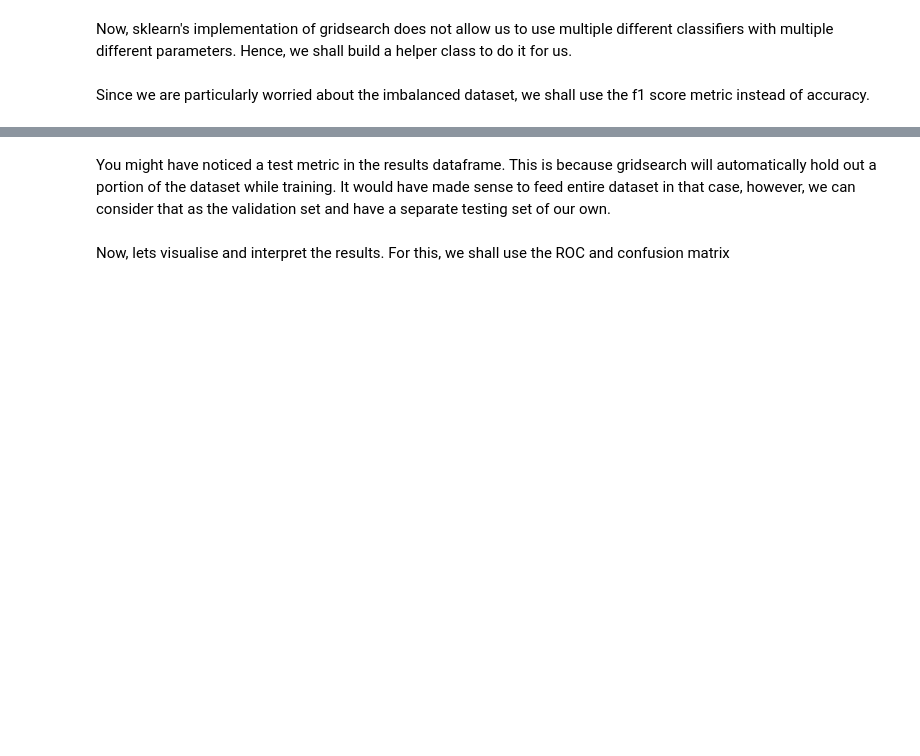
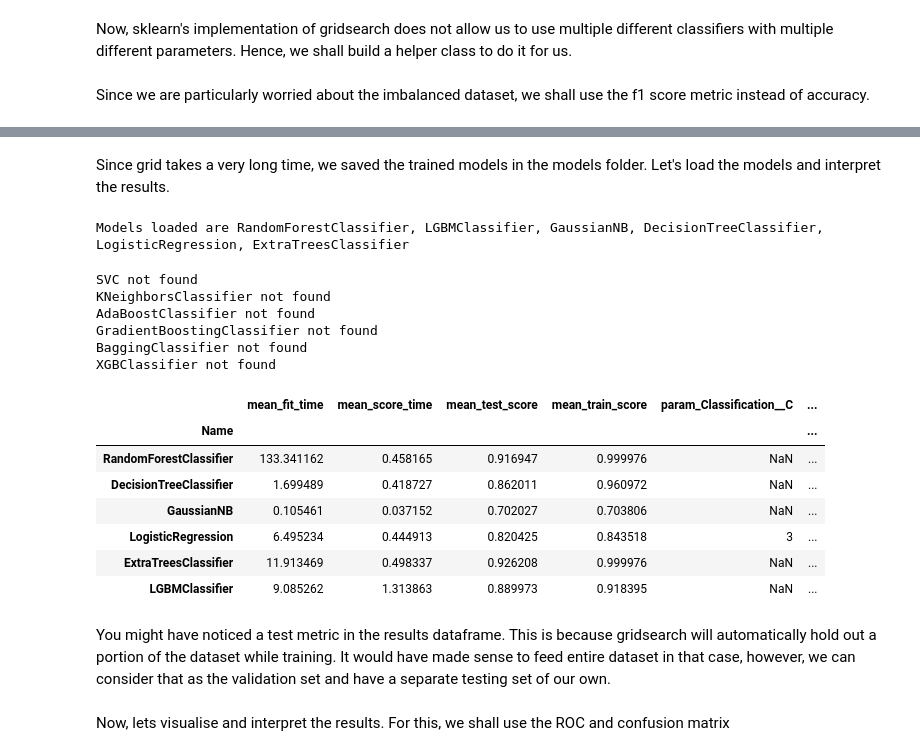
Before and after one commit to Gagan-K-Shetty/Da_project, a Jupyter notebook: Hospital_readmission.ipynb, the cells around one changed output, grey strips where cells are left out. Drawn from its saved outputs; the diff is of its cells as text; code cells hidden in the pictures; blank space fills up the shorter version.

```diff
--- a/Hospital_readmission.ipynb
+++ b/Hospital_readmission.ipynb
@@ -3264,2 +3200,47 @@ Fitting 3 folds for each of 100 candidates, totalling 300 fits
+# %% [markdown]
+Since grid takes a very long time, we saved the trained models in the models folder. Let's load the models and interpret the results.
+# %%
+folder_id = '1e0nuhfG0R1RYxuaA0W9t7pf_SLCDBgMS'
+listed = drive.ListFile({'q': "title contains '.pkl' and '"+folder_id+"' in parents"}).GetList()
+files = []
+for file in listed:
+  #print('title {}, id {}'.format(file['title'], file['id']))
+  files.append({'title' : file['title'], 'id' : file['id']})
+download_path = os.path.expanduser('~/data')
+try:
+  os.makedirs(download_path)
+except :
+  pass
+charlson = {}
+for x in files:
+  output_file = os.path.join(download_path, x['title'])
+  temp_file = drive.CreateFile({'id': x['id']})
+  temp_file.GetContentFile(output_file)
+  temp_model = joblib.load(output_file)
+  #print(data)
+  helper.grid_searches[x['title'][:-4]] = temp_model
+print("Models loaded are",", ".join(helper.grid_searches.keys()))
+# %% [output]
+Models loaded are RandomForestClassifier, LGBMClassifier, GaussianNB, DecisionTreeClassifier, LogisticRegression, ExtraTreesClassifier
+# %%
+results = helper.score_summary()
+top_results = {x:y[y.rank_test_score==1] for x,y in results.items()}
+best_classifiers = pd.concat(top_results.values()).set_index("Name")
+best_classifiers
+# %% [output]
+SVC not found
+KNeighborsClassifier not found
+AdaBoostClassifier not found
+GradientBoostingClassifier not found
+BaggingClassifier not found
+XGBClassifier not found
+|  | mean_fit_time | mean_score_time | mean_test_score | mean_train_score | param_Classification__C | ... |
+| Name |  |  |  |  |  | ... |
+| RandomForestClassifier | 133.341162 | 0.458165 | 0.916947 | 0.999976 | NaN | ... |
+| DecisionTreeClassifier | 1.699489 | 0.418727 | 0.862011 | 0.960972 | NaN | ... |
+| GaussianNB | 0.105461 | 0.037152 | 0.702027 | 0.703806 | NaN | ... |
+| LogisticRegression | 6.495234 | 0.444913 | 0.820425 | 0.843518 | 3 | ... |
+| ExtraTreesClassifier | 11.913469 | 0.498337 | 0.926208 | 0.999976 | NaN | ... |
+| LGBMClassifier | 9.085262 | 1.313863 | 0.889973 | 0.918395 | NaN | ... |
 # %% [markdown]
 You might have noticed a test metric in the results dataframe. This is because gridsearch will automatically hold out a portion of the dataset while training. It would have made sense to feed entire dataset in that case, however, we can consider that as the validation set and have a separate testing set of our own.
```
Also changed, not shown: parts of 11 cells of this notebook.
